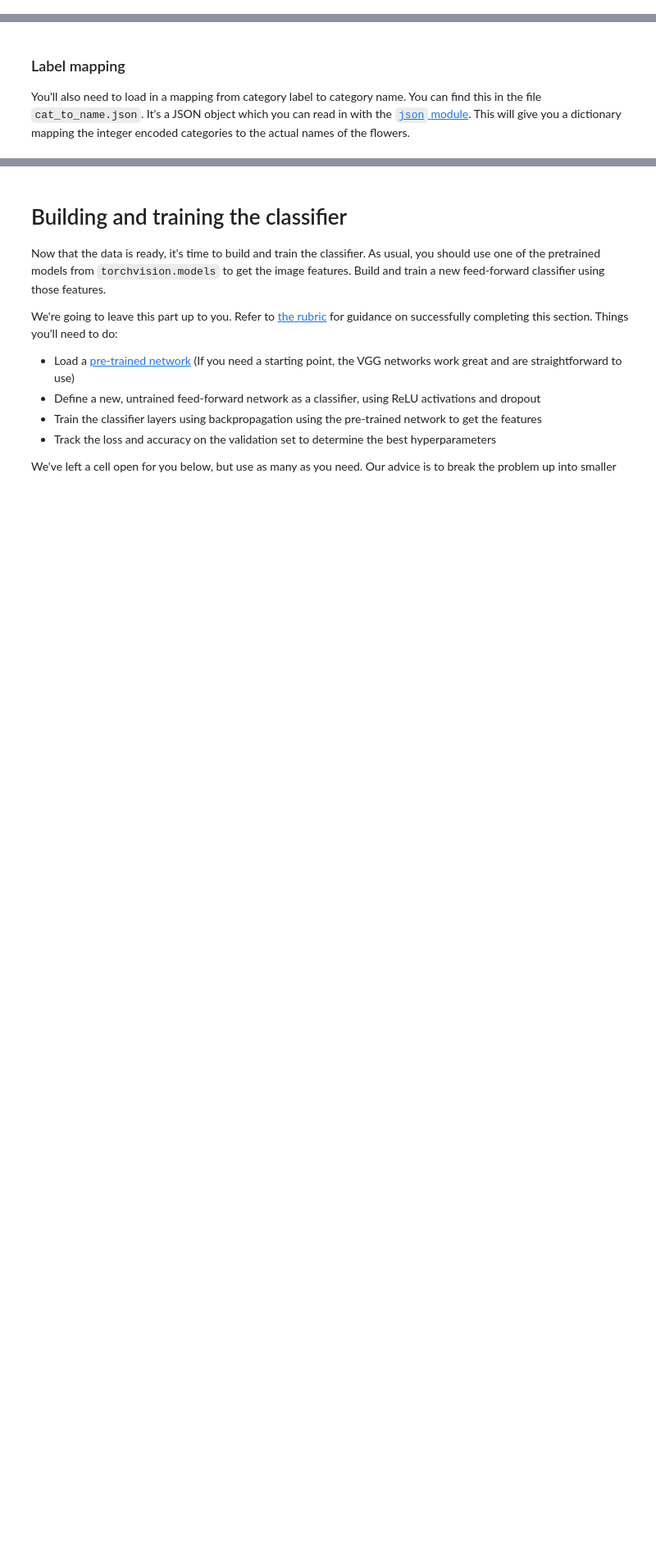
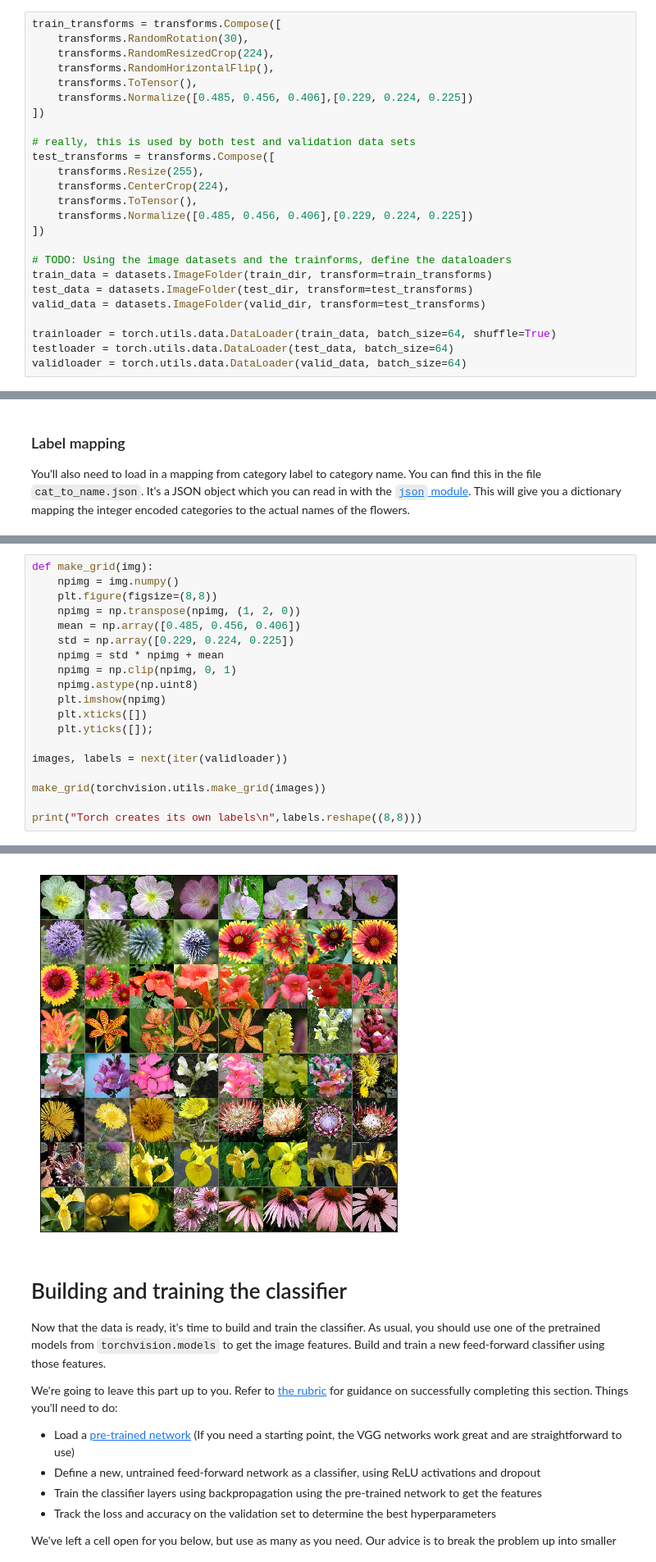
Before and after one commit to MarsUniversity/udacity-ai, a Jupyter notebook: ai-programming-with-python/project-2/Image Classifier Project.ipynb, the cells around one changed output, grey strips where cells are left out. Shown at 82% size. Drawn from its saved outputs; the diff is of its cells as text; blank space fills up the shorter version.

```diff
--- a/ai-programming-with-python/project-2/Image Classifier Project.ipynb
+++ b/ai-programming-with-python/project-2/Image Classifier Project.ipynb
@@ -44,0 +64,25 @@ dataloaders =
+# %%
+train_transforms = transforms.Compose([
+    transforms.RandomRotation(30),
+    transforms.RandomResizedCrop(224),
+    transforms.RandomHorizontalFlip(),
+    transforms.ToTensor(),
+    transforms.Normalize([0.485, 0.456, 0.406],[0.229, 0.224, 0.225])
+])
+
+# really, this is used by both test and validation data sets
+test_transforms = transforms.Compose([
+    transforms.Resize(255),
+    transforms.CenterCrop(224),
+    transforms.ToTensor(),
+    transforms.Normalize([0.485, 0.456, 0.406],[0.229, 0.224, 0.225])
+])
+
+# TODO: Using the image datasets and the trainforms, define the dataloaders
+train_data = datasets.ImageFolder(train_dir, transform=train_transforms)
+test_data = datasets.ImageFolder(test_dir, transform=test_transforms)
+valid_data = datasets.ImageFolder(valid_dir, transform=test_transforms)
+
+trainloader = torch.utils.data.DataLoader(train_data, batch_size=64, shuffle=True)
+testloader = torch.utils.data.DataLoader(test_data, batch_size=64)
+validloader = torch.utils.data.DataLoader(valid_data, batch_size=64)
@@ -53,0 +109,20 @@ with open('cat_to_name.json', 'r') as f:
+# %%
+def make_grid(img):
+    npimg = img.numpy()
+    plt.figure(figsize=(8,8))
+    npimg = np.transpose(npimg, (1, 2, 0))
+    mean = np.array([0.485, 0.456, 0.406])
+    std = np.array([0.229, 0.224, 0.225])
+    npimg = std * npimg + mean
+    npimg = np.clip(npimg, 0, 1)
+    npimg.astype(np.uint8)
+    plt.imshow(npimg)
+    plt.xticks([])
+    plt.yticks([]);
+
+images, labels = next(iter(validloader))
+
+make_grid(torchvision.utils.make_grid(images))
+
+print("Torch creates its own labels\n",labels.reshape((8,8)))
+# %% [output]
@@ -54,3 +138,4 @@ with open('cat_to_name.json', 'r') as f:
+[figure, added]
 # %% [markdown]
 # Building and training the classifier
 
```
Also changed, not shown: parts of 29 cells of this notebook, 21 other files.
